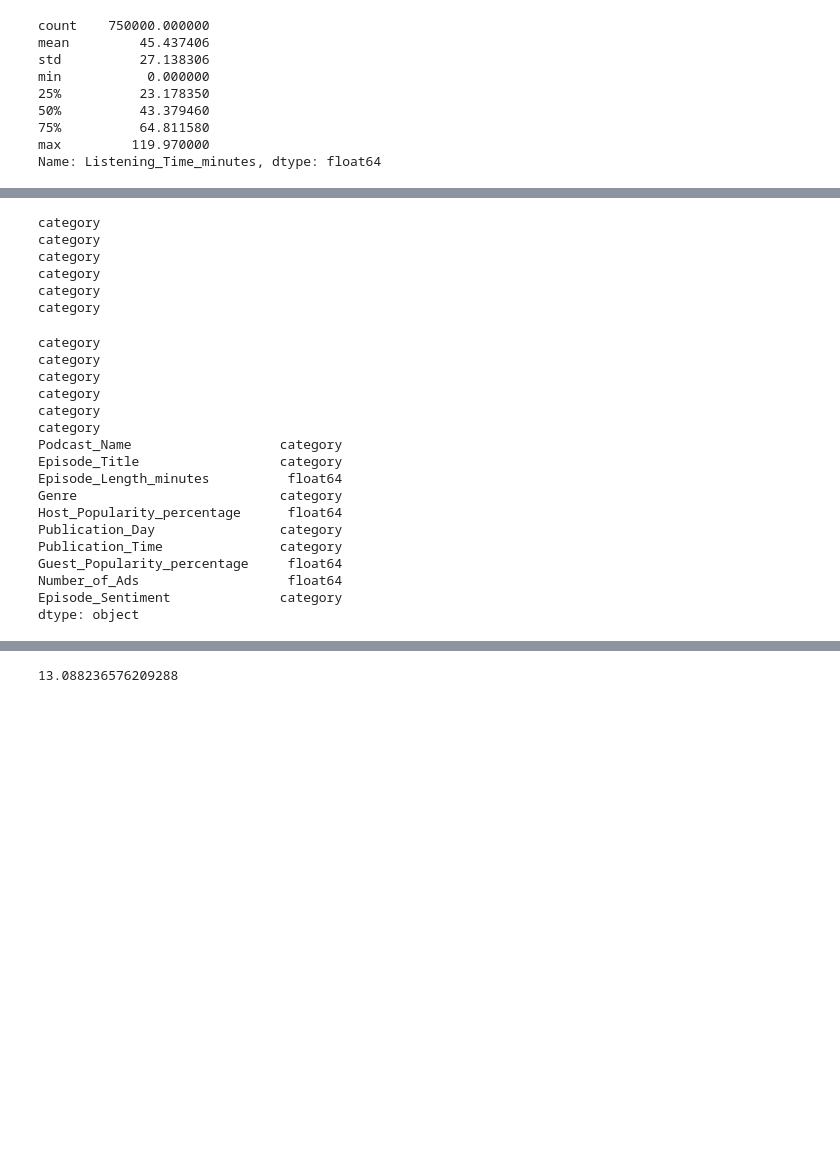
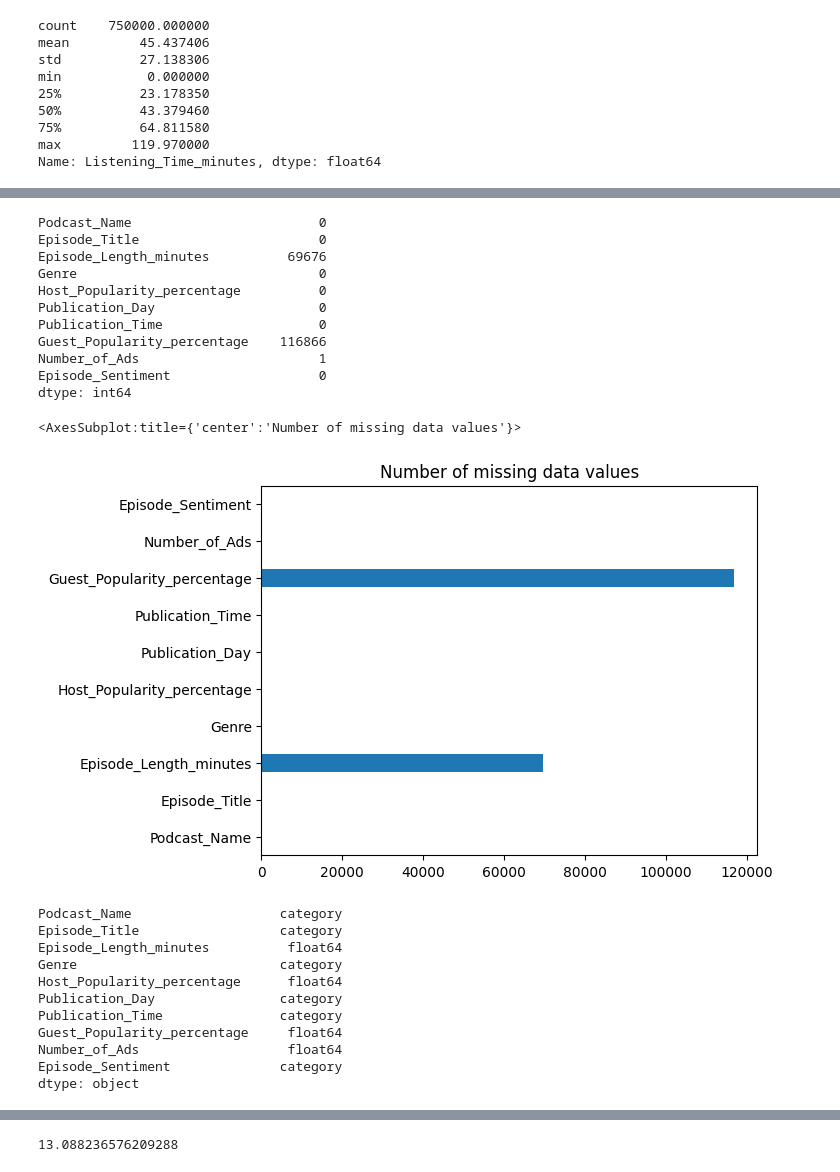
Before and after one commit to Enzo-Olivieri/Kaggle-S5-EP-4, a Jupyter notebook: listening_time_model.ipynb, the cells around one changed output, grey strips where cells are left out. Cells and saved outputs as stored; diff of their text form; code cells hidden in the pictures; blank space fills up the shorter version.

```diff
--- a/listening_time_model.ipynb
+++ b/listening_time_model.ipynb
@@ -39,0 +73,17 @@ dtype: int64
+# %%
+print(X_train.isnull().sum())
+X_train.isnull().sum().plot(kind = "barh", title = "Number of missing data values")
+# %% [output]
+Podcast_Name                        0
+Episode_Title                       0
+Episode_Length_minutes          69676
+Genre                               0
+Host_Popularity_percentage          0
+Publication_Day                     0
+Publication_Time                    0
+Guest_Popularity_percentage    116866
+Number_of_Ads                       1
+Episode_Sentiment                   0
+dtype: int64
+<AxesSubplot:title={'center':'Number of missing data values'}>
+[figure, added]
@@ -40,32 +97,19 @@ dtype: int64
 # %%
+# Setting object types in training dataset to category types for xgboost
 cat_features = [col for col in X_train.columns if X_train[col].dtype == "object"]
 cat_features
 for cat_feat in cat_features:
     X_train[cat_feat] = X_train[cat_feat].astype("category")
-    print(X_train[cat_feat].dtype)
+    #print(X_train[cat_feat].dtype)
-# %% [output]
-category
-category
-category
-category
-category
-category
 # %%
+# Setting object types in validation dataset to category types for xgboost
 cat_features = [col for col in X_val.columns if X_val[col].dtype == "object"]
 cat_features
 for cat_feat in cat_features:
 
     X_val[cat_feat] = X_val[cat_feat].astype("category")
-
-    print(X_val[cat_feat].dtype)
-print(X_val.dtypes)
+#print(X_val.dtypes)
 # %% [output]
-category
-category
-category
-category
-category
-category
 Podcast_Name                   category
 Episode_Title                  category
 Episode_Length_minutes          float64
```
Also changed, not shown: parts of 8 cells of this notebook.
